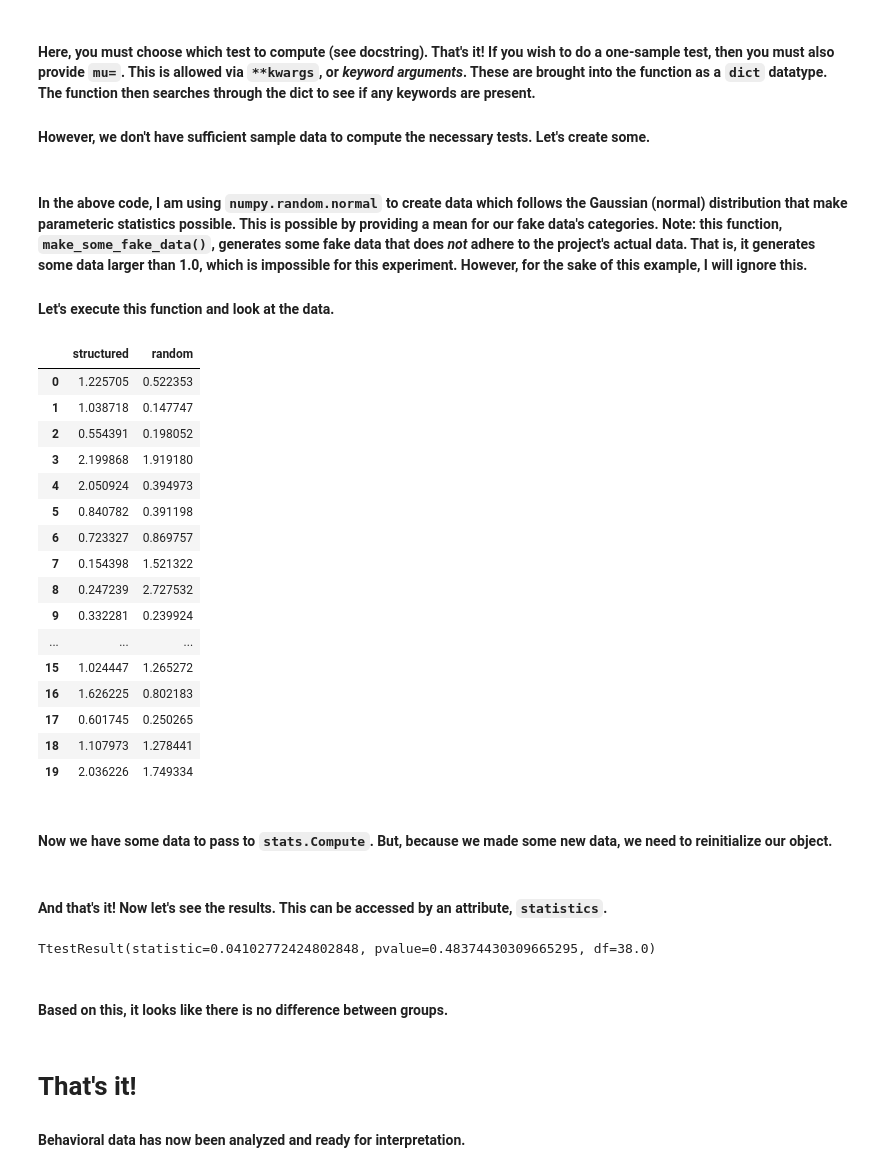
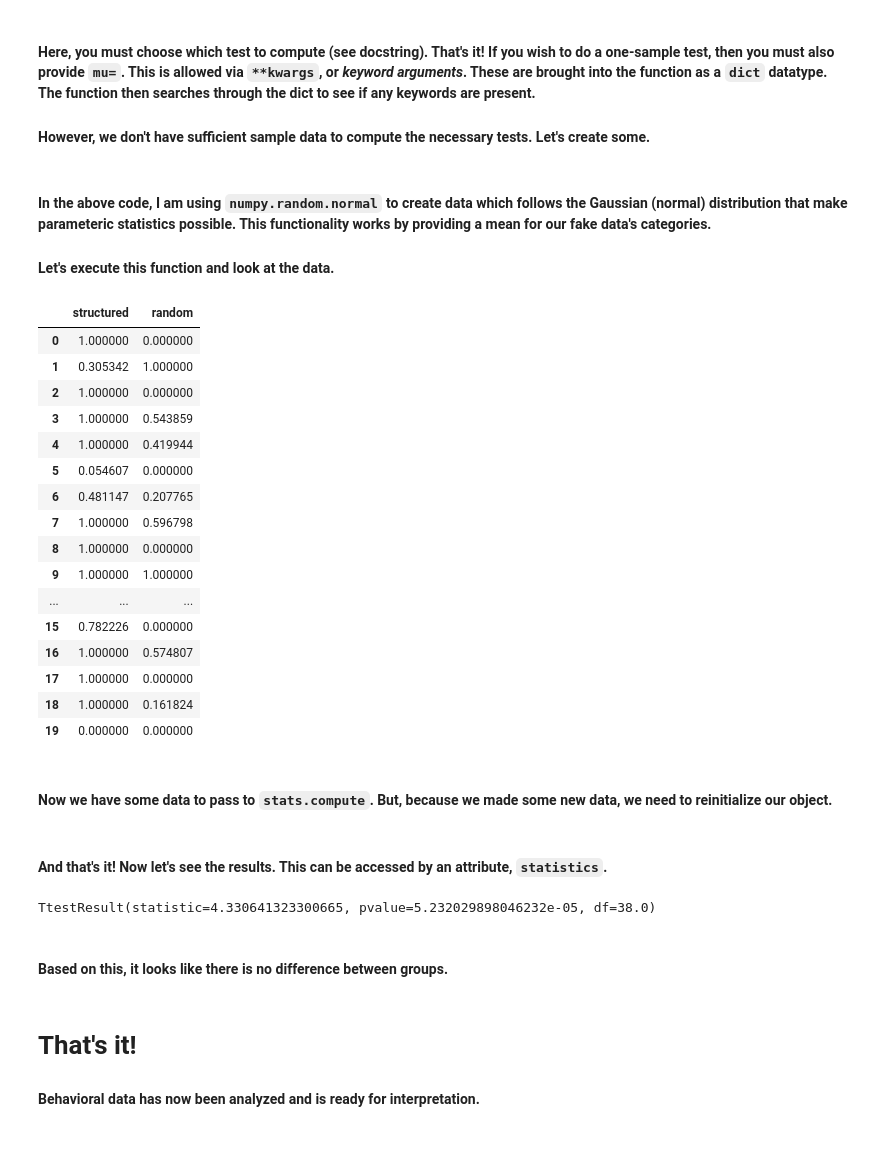
Before and after one commit to w-decker/GaTech_Code, a Jupyter notebook: gatech_code.ipynb, the cells around one changed output. Saved outputs shown, nothing was run; the diff lists cells and outputs as text; code cells hidden in the pictures; blank space fills up the shorter version.

Commit message:
updates --> use `np.clip()` to sim better data --> example of plotting data with seaborn

```diff
--- a/gatech_code.ipynb
+++ b/gatech_code.ipynb
@@ -491,37 +491,37 @@ def make_some_fake_data(size: int, structured_mean: int or float, random_mean: i
     df = pd.DataFrame(columns=['structured', 'random'])
 
     # generate some fake data based on input
-    df['structured'] = np.abs(np.random.normal(loc=structured_mean, size=size))
-    df['random'] = np.abs(np.random.normal(loc=random_mean, size=size))
+    df['structured'] = np.clip(np.random.normal(loc=structured_mean, size=size), a_min=0, a_max=1)
+    df['random'] = np.clip(np.random.normal(loc=random_mean, size=size), a_min=0, a_max=1)
 
     return(df)
 # %% [markdown]
-#### In the above code, I am using `numpy.random.normal` to create data which follows the Gaussian (normal) distribution that make parameteric statistics possible. This is possible by providing a mean for our fake data's categories. Note: this function, `make_some_fake_data()`, generates some fake data that does *not* adhere to the project's actual data. That is, it generates some data larger than 1.0, which is impossible for this experiment. However, for the sake of this example, I will ignore this.
+#### In the above code, I am using `numpy.random.normal` to create data which follows the Gaussian (normal) distribution that make parameteric statistics possible. This functionality works by providing a mean for our fake data's categories.
 
 #### Let's execute this function and look at the data.
 # %%
-fake_data = make_some_fake_data(size=20, structured_mean=0.8, random_mean=0.455)
+fake_data = make_some_fake_data(size=20, structured_mean=0.8, random_mean=0.255)
 fake_data
 # %% [output]
 |  | structured | random |
-| 0 | 1.225705 | 0.522353 |
-| 1 | 1.038718 | 0.147747 |
-| 2 | 0.554391 | 0.198052 |
-| 3 | 2.199868 | 1.919180 |
-| 4 | 2.050924 | 0.394973 |
-| 5 | 0.840782 | 0.391198 |
-| 6 | 0.723327 | 0.869757 |
-| 7 | 0.154398 | 1.521322 |
-| 8 | 0.247239 | 2.727532 |
-| 9 | 0.332281 | 0.239924 |
+| 0 | 1.000000 | 0.000000 |
+| 1 | 0.305342 | 1.000000 |
+| 2 | 1.000000 | 0.000000 |
+| 3 | 1.000000 | 0.543859 |
+| 4 | 1.000000 | 0.419944 |
+| 5 | 0.054607 | 0.000000 |
+| 6 | 0.481147 | 0.207765 |
+| 7 | 1.000000 | 0.596798 |
+| 8 | 1.000000 | 0.000000 |
+| 9 | 1.000000 | 1.000000 |
 | ... | ... | ... |
-| 15 | 1.024447 | 1.265272 |
-| 16 | 1.626225 | 0.802183 |
-| 17 | 0.601745 | 0.250265 |
-| 18 | 1.107973 | 1.278441 |
-| 19 | 2.036226 | 1.749334 |
+| 15 | 0.782226 | 0.000000 |
+| 16 | 1.000000 | 0.574807 |
+| 17 | 1.000000 | 0.000000 |
+| 18 | 1.000000 | 0.161824 |
+| 19 | 0.000000 | 0.000000 |
 # %% [markdown]
-#### Now we have some data to pass to `stats.Compute`. But, because we made some new data, we need to reinitialize our object.
+#### Now we have some data to pass to `stats.compute`. But, because we made some new data, we need to reinitialize our object.
 # %%
 stats = sm.Stats(scores=fake_data) # reinitialize stats
 test = stats.compute(test=2) # compute test
@@ -530,10 +530,10 @@ test = stats.compute(test=2) # compute test
 # %%
 print(test.statistic)
 # %% [output]
-TtestResult(statistic=0.04102772424802848, pvalue=0.48374430309665295, df=38.0)
+TtestResult(statistic=4.330641323300665, pvalue=5.232029898046232e-05, df=38.0)
 # %% [markdown]
 #### Based on this, it looks like there is no difference between groups.
 # %% [markdown]
 # That's it!
 
-#### Behavioral data has now been analyzed and ready for interpretation.
+#### Behavioral data has now been analyzed and is ready for interpretation.
```
Also changed, not shown: parts of 8 cells of this notebook.
